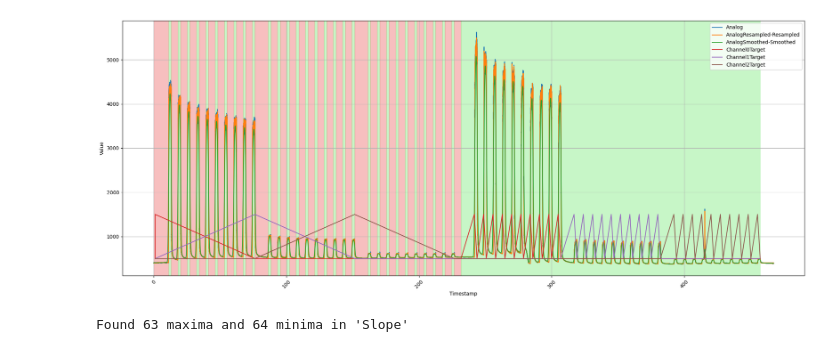
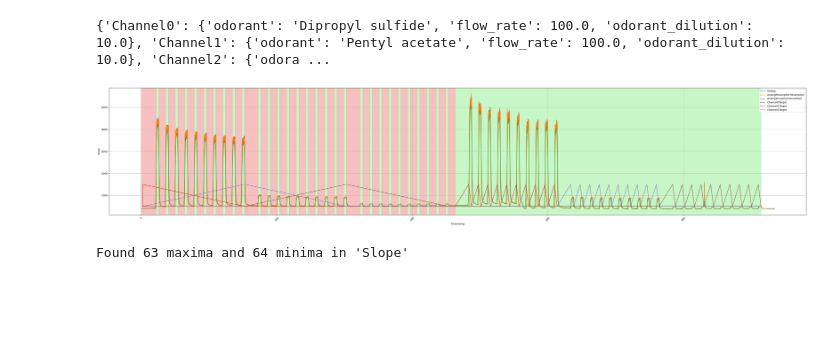
Before and after one commit to DaniAlcAlv/Olfactometer-cal, a Jupyter notebook: olfactometer pulses analysis.ipynb, the cells around one changed output. Drawn from its saved outputs; the diff is of its cells as text; code cells hidden in the pictures; blank space fills up the shorter version.

Commit message:
Read channels info

```diff
--- a/olfactometer pulses analysis.ipynb
+++ b/olfactometer pulses analysis.ipynb
@@ -22,6 +22,22 @@ OlfReader = harp.create_reader(PATH + "/behavior/Olfactometer.harp", include_com
 # Loop through all olfactometer registers
 for name, reg in OlfReader.registers.items():
     RegisterDict[name] = reg.read()
+# %%
+### READ CHANNELS INFO ###
+import json
+with open(PATH+ "/behavior/Logs/tasklogic_input.json") as f:
+    data = json.load(f)
+
+channel_config = {}
+for num in range(0, 4):
+    channel_config["Channel"+str(num)] = {}  # initialize as dict
+    channel_config["Channel"+str(num)]["odorant"] = data["task_parameters"]["channel_config"][str(num)]["odorant"]
+    channel_config["Channel"+str(num)]["flow_rate"] = data["task_parameters"]["channel_config"][str(num)]["flow_rate"]
+    channel_config["Channel"+str(num)]["odorant_dilution"] = data["task_parameters"]["channel_config"][str(num)]["odorant_dilution"]
+
+print(channel_config)
+# %% [output]
+{'Channel0': {'odorant': 'Dipropyl sulfide', 'flow_rate': 100.0, 'odorant_dilution': 10.0}, 'Channel1': {'odorant': 'Pentyl acetate', 'flow_rate': 100.0, 'odorant_dilution': 10.0}, 'Channel2': {'odora ...
 # %%
 ### FILTERING ANALOG SIGNAL AND CALCULATING DERIVATIVES ###
 from scipy.signal import medfilt
@@ -33,7 +49,7 @@ analog_signal: np.ndarray = RegisterDict['Analog'].values
 
 # --- STEP 1: Resample to 100 Hz ---
 # Original timestamps are in seconds; create new time grid
-new_rate = 100  # Hz
+new_rate = 250  # Hz
 new_time = np.arange(timestamp[0], timestamp[-1], 1/new_rate)
 
 # Interpolate signal to new time grid
@@ -47,7 +63,7 @@ analog_resampled = np.interp(new_time, timestamp, analog_signal)
 # analog_smoothed = pd.Series(analog_resampled).rolling(window=3, center=True).mean().ffill().bfill().values
 
 # Option 3: Gaussian filter (smooth but preserves shape)
-analog_smoothed = gaussian_filter1d(analog_resampled, sigma=40)
+analog_smoothed = gaussian_filter1d(analog_resampled, sigma=100)
 
 # --- STEP 3: Compute derivatives ---
 analog_slope = np.gradient(analog_smoothed, new_time, edge_order=2).round()
@@ -72,7 +81,7 @@ start = RegisterDict['Analog'].index[0]
 for reg in RegisterDict:
     RegisterDict[reg].index = (RegisterDict[reg].index - start).round(3)
 # %%
-### GRAPH ###
+### GRAPHS ###
 
 endvalve_df:pd.DataFrame = RegisterDict['EndValveState']
 dict_to_graph = {
@@ -85,40 +94,40 @@ dict_to_graph = {
     'Channel2Target': RegisterDict['ChannelsTargetFlow']['Channel2']*10+500,
     # 'Channel4': RegisterDict['Channel4ActualFlow']*6
 }
-fig, ax = plt.subplots(figsize=(20, 8))
+fig, ax = plt.subplots(figsize=(40, 8))
 
 for name, reg in dict_to_graph.items():
     if isinstance(reg, pd.DataFrame):
         for col in reg.columns:
             plt.plot(reg.index, reg[col], label=f"{name}-{col}")
     elif isinstance(reg, pd.Series):
         plt.plot(reg.index, reg.values, label=f"{name}")
 
 # Add background color based on endvalve state (geeen on, red off)
 endvalve_state = False
 start_time = RegisterDict['Analog'].index[0]
 for i in range(1, len(endvalve_df)):
     if endvalve_df['EndValve0'].iloc[i] != endvalve_state:
         color = 'lightgreen' if endvalve_state else 'lightcoral'
         ax.axvspan(start_time, endvalve_df.index[i], color=color, alpha=0.5)
         endvalve_state = endvalve_df['EndValve0'].iloc[i]
         start_time = endvalve_df.index[i]
 # Draw last region
 color = 'lightgreen' if endvalve_state else 'lightcoral'
 ax.axvspan(start_time, endvalve_df.index[-1], color=color, alpha=0.5)
 
 # Formatting
 ax.set_xlabel('Timestamp')
 ax.set_ylabel('Value')
 ax.set_title('')
 plt.xticks(rotation=45)
 plt.tight_layout()
 plt.grid(True)
 plt.legend(loc='upper right')
 
 plt.show()
 # %% [output]
-[figure, old version]
+[figure, new version]
 # %%
 ### FIND LOCAL MAX-MIN TO LOCATE THE START AND THE END OF THE PULSES ###
 from scipy.signal import find_peaks
```
Also changed, not shown: parts of 7 cells of this notebook.
